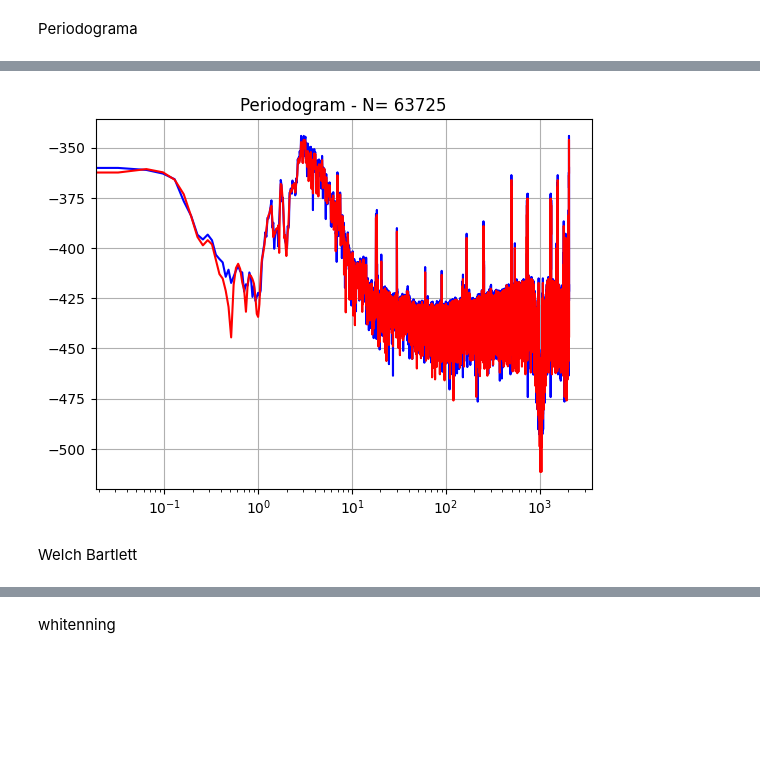
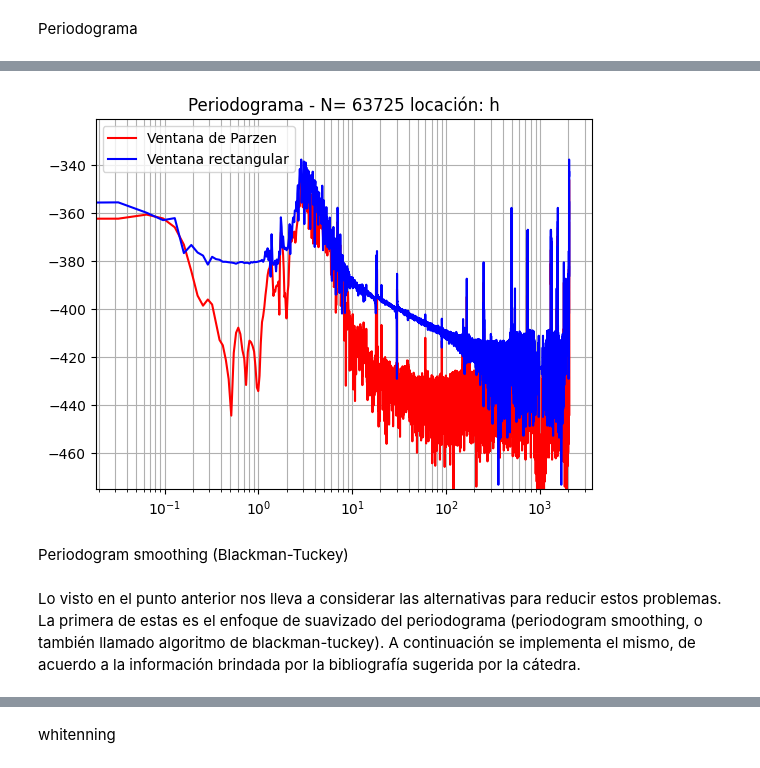
Before and after one commit to JBatRey/Procesamiento-Adaptativo-de-Se-ales-Aleatorias, a Jupyter notebook: TP1.ipynb, the cells around one changed output, grey strips where cells are left out. Drawn from its saved outputs; the diff is of its cells as text; code cells hidden in the pictures; blank space fills up the shorter version.

Commit message:
Agregué comentarios teóricos y ventanee los datos en el smoothing

```diff
--- a/TP1.ipynb
+++ b/TP1.ipynb
@@ -172,9 +169,25 @@ h1_ruido = h1_ruido - np.mean(h1_ruido)
 l1_ruido = l1_ruido - np.mean(l1_ruido)
 # %% [markdown]
 Periodograma
-# %%
-def periodogram(x, win):
-    N = len(x)
-    w = scipy.signal.get_window(Nx = N, window = win)
-    Rx = (scipy.fft.fft(x*w))**2 * (1/N)
-    return Rx
+# %%
+def periodogram(x, win):
+    N = len(x)
+    w = scipy.signal.get_window(Nx = N, window = win)
+    X = scipy.fft.fft(x*w)
+    Rx = X*np.conj(X)/N
+    return Rx
+
+def autocorr(x):
+    return scipy.signal.correlate(x,x, 'full')/len(x)
+
+def manualautocorr(x, L):
+    #L es el lag máximo que quiero computar
+    N = len(x)
+    rx = np.zeros(N)
+    for l in range(L):
+        sum = 0
+        for i in range(N-l):
+            sum += (x[i]*x[i+l])/N
+        rx[l]=sum
+    rx2 = (rx[1:])[::-1]
+    return np.concatenate([rx2, rx])
@@ -181,15 +232,19 @@ def periodogram(x, win):
 # %%
-Rx = periodogram(h1_ruido, 'bartlett')
 Rx2 = periodogram(h1_ruido, 'parzen')
 x_ax = np.linspace(0,0.5, len(Rx)) * h1_fs
-plt.plot(x_ax, 10*np.log10(Rx), 'blue')
-plt.plot(x_ax, 10*np.log10(Rx2), 'red')
-plt.title('Periodogram - N= ' + str(len(h1_ruido)))
-plt.grid()
+plt.plot(x_ax, 10*np.log10(abs(Rx2)), 'red', label = 'Ventana de Parzen')
+Rx = periodogram(h1_ruido, 'boxcar')
+plt.plot(x_ax, 10*np.log10(abs(Rx)), 'blue', label = 'Ventana rectangular')
+plt.title('Periodograma - N= ' + str(len(h1_ruido))+ ' locación: h')
+plt.grid(True, which= 'both')
 plt.xscale("log")
+plt.ylim(-475)
+plt.legend()
 plt.show()
 # %% [output]
-[figure, old version]
+[figure, new version]
-# %% [markdown]
-Welch Bartlett
+# %% [markdown]
+Periodogram smoothing (Blackman-Tuckey)
+# %% [markdown]
+Lo visto en el punto anterior nos lleva a considerar las alternativas para reducir estos problemas. La primera de estas es el enfoque de suavizado del periodograma (periodogram smoothing, o también llamado algoritmo de blackman-tuckey). A continuación se implementa el mismo, de acuerdo a la información brindada por la bibliografía sugerida por la cátedra.
 # %%
```
Also changed, not shown: parts of 19 cells of this notebook.
